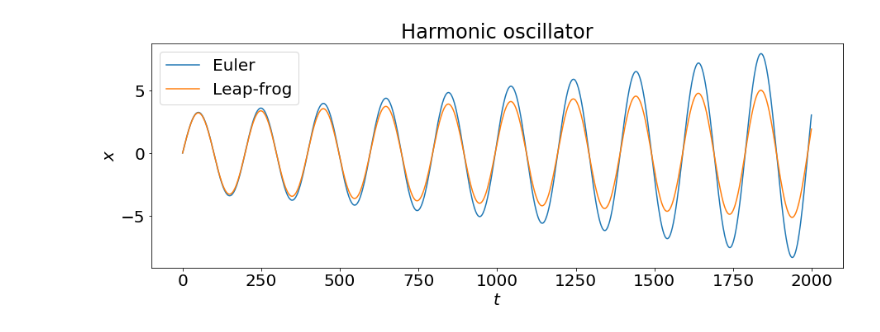
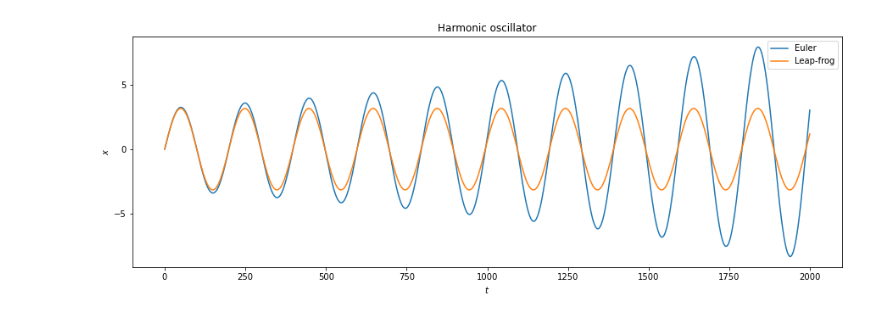
Before and after one commit to softmatterlab/SOCS, a Jupyter notebook: Chapter_01_Molecular_Dynamics/Harmonic_oscillator.ipynb, the cells around one changed output. Saved outputs shown, nothing was run; the diff lists cells and outputs as text; code cells hidden in the pictures.

Commit message:
Issue with leapfrog implementation fixed.
Issue with leapfrog implementation fixed.

```diff
--- a/Chapter_01_Molecular_Dynamics/Harmonic_oscillator.ipynb
+++ b/Chapter_01_Molecular_Dynamics/Harmonic_oscillator.ipynb
@@ -1,34 +1,36 @@
 # %%
 import numpy as np
 from matplotlib import pyplot as plt
 
 N = 2000
 dt = 0.1
 k = 0.1
 x = np.zeros(N)
 V = np.ones(N)
 
 for t in range(N-1):
     x[t+1] = x[t] + V[t]*dt                 # Harmonic oscillator position eqution, Euler
     V[t+1] = V[t] - k*x[t]*dt               # Harmonic oscillator velocity equation, Euler
 
 plt.figure(figsize=(15,5))
 plt.plot(x)
 
 
-x = np.zeros(N)
-V = np.ones(N)
+x  = np.zeros(N)
+xh = np.zeros(N)
+V  = np.ones(N)
+
 
 for t in range(N-1):
-    x[t+1] = x[t] + V[t]*dt                 # Harmonic oscillator position eqution, Leap-Frog algorithm  test
-    V[t+1] = V[t] - k*(x[t]+x[t+1])/2*dt    # Harmonic oscillator velocity eqution, Leap-Frog algorithm
-
+    xh[t] = x[t] + 0.5*V[t]*dt             # Harmonic oscillator position equation, Intermediate step, leapfrog
+    V[t+1] = V[t] - k*xh[t]*dt             # Harmonic oscillator velocity equation, leapfrog
+    x[t+1] = xh[t] + 0.5*V[t+1]*dt         # Harmonic oscillator position equation, final step, leapfrog
 
 plt.plot(x)
 plt.legend(['Euler','Leap-frog'])
 plt.ylabel('$x$')
 plt.xlabel('$t$')
 plt.title('Harmonic oscillator')
 plt.rcParams.update({'font.size': 18})
 # %% [output]
-[figure, old version]
+[figure, new version]
```
